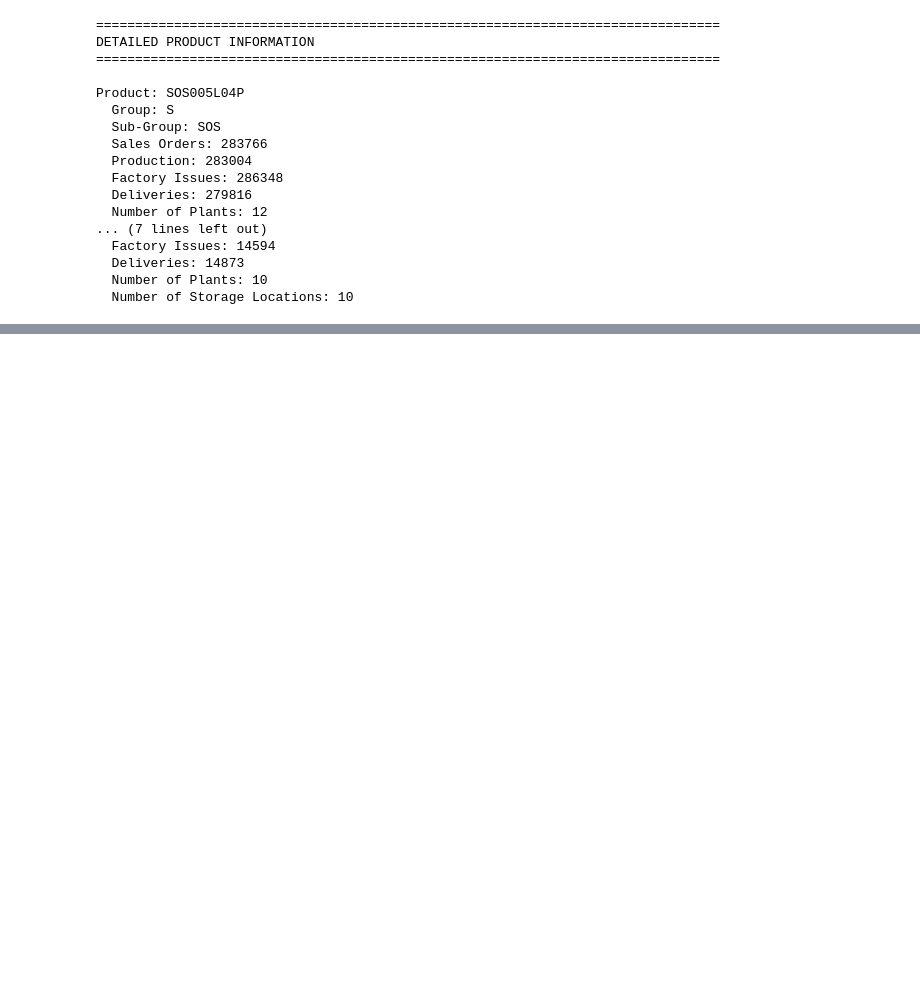
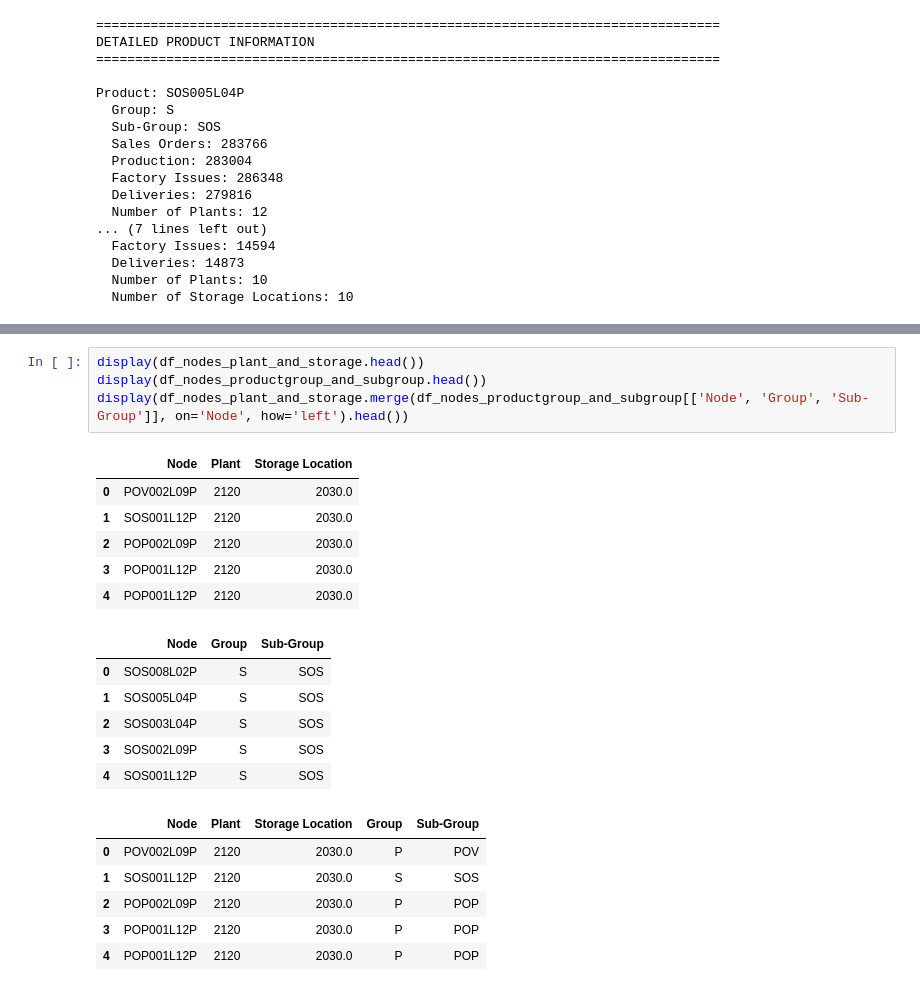
Before and after one commit to iman-xosseini/knowledge_graph_project, a Jupyter notebook: notebooks/data_analysis_18-11-2025.ipynb, the cells around one changed output, grey strips where cells are left out. Drawn from its saved outputs; the diff is of its cells as text; blank space fills up the shorter version.

```diff
--- a/notebooks/data_analysis_18-11-2025.ipynb
+++ b/notebooks/data_analysis_18-11-2025.ipynb
@@ -831,0 +1468,23 @@ Product: SOS005L04P
+# %%
+display(df_nodes_plant_and_storage.head())
+display(df_nodes_productgroup_and_subgroup.head())
+display(df_nodes_plant_and_storage.merge(df_nodes_productgroup_and_subgroup[['Node', 'Group', 'Sub-Group']], on='Node', how='left').head())
+# %% [output]
+|  | Node | Plant | Storage Location |
+| 0 | POV002L09P | 2120 | 2030.0 |
+| 1 | SOS001L12P | 2120 | 2030.0 |
+| 2 | POP002L09P | 2120 | 2030.0 |
+| 3 | POP001L12P | 2120 | 2030.0 |
+| 4 | POP001L12P | 2120 | 2030.0 |
+|  | Node | Group | Sub-Group |
+| 0 | SOS008L02P | S | SOS |
+| 1 | SOS005L04P | S | SOS |
+| 2 | SOS003L04P | S | SOS |
+| 3 | SOS002L09P | S | SOS |
+| 4 | SOS001L12P | S | SOS |
+|  | Node | Plant | Storage Location | Group | Sub-Group |
+| 0 | POV002L09P | 2120 | 2030.0 | P | POV |
+| 1 | SOS001L12P | 2120 | 2030.0 | S | SOS |
+| 2 | POP002L09P | 2120 | 2030.0 | P | POP |
+| 3 | POP001L12P | 2120 | 2030.0 | P | POP |
+| 4 | POP001L12P | 2120 | 2030.0 | P | POP |
```
Also changed, not shown: parts of 16 cells of this notebook, 15 other files.
